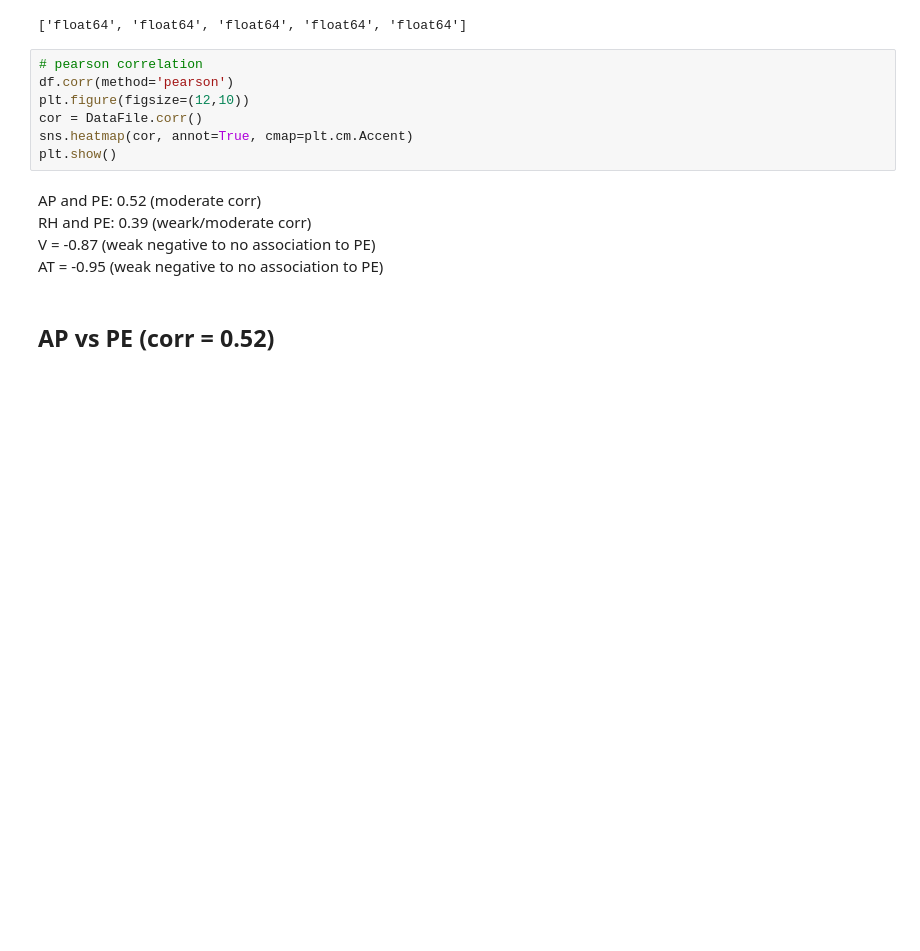
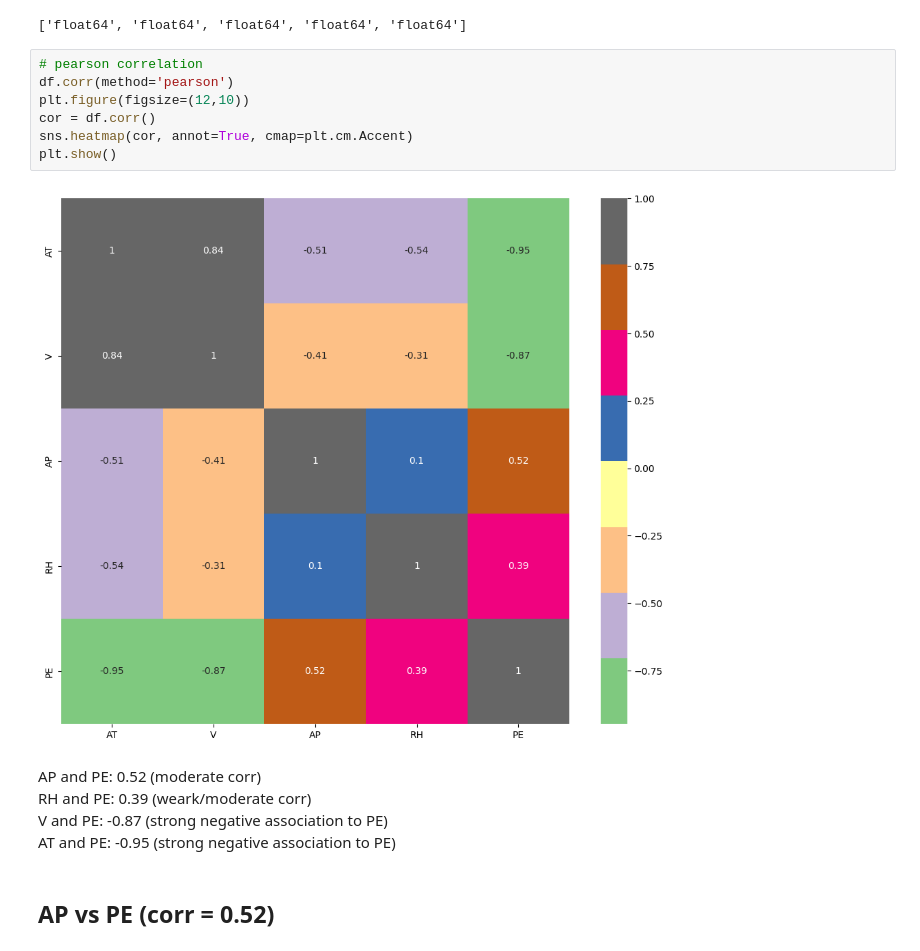
Before and after one commit to isralennon/MSAAI500, a Jupyter notebook: CombinedCyclePowerPlant.ipynb, the cells around one changed output. Saved outputs shown, nothing was run; the diff lists cells and outputs as text; blank space fills up the shorter version.

Commit message:
moved old to archived, updated CCPP
moved old to archived, updated data analysis plots for CCPP

```diff
--- a/CombinedCyclePowerPlant.ipynb
+++ b/CombinedCyclePowerPlant.ipynb
@@ -89,15 +92,17 @@ wolta.data_tools.col_types(df)
 # %%
 # pearson correlation
 df.corr(method='pearson')
 plt.figure(figsize=(12,10))
-cor = DataFile.corr()
+cor = df.corr()
 sns.heatmap(cor, annot=True, cmap=plt.cm.Accent)
 plt.show()
+# %% [output]
+[figure, added]
 # %% [markdown]
 AP and PE: 0.52 (moderate corr)
 <br>RH and PE: 0.39 (weark/moderate corr)
-<br> V = -0.87  (weak negative to no association to PE)
-<br>AT = -0.95 (weak negative to no association to PE)
+<br> V and PE: -0.87  (strong negative association to PE)
+<br>AT and PE: -0.95 (strong negative association to PE)
 # %% [markdown]
 ## AP vs PE (corr = 0.52)
 # %%
```
Also changed, not shown: parts of 50 cells of this notebook, 8 other files.
